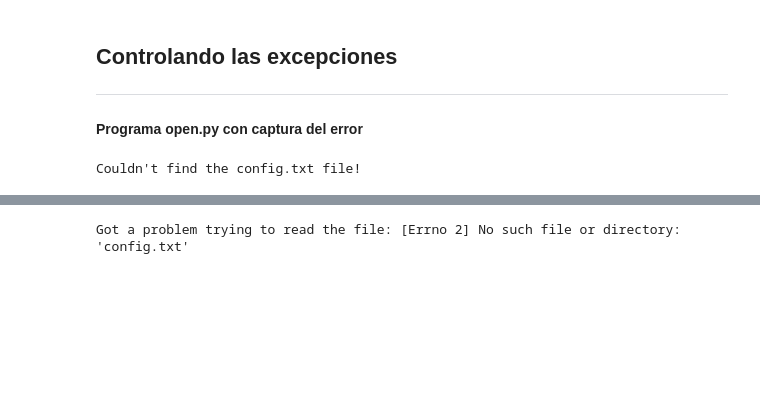
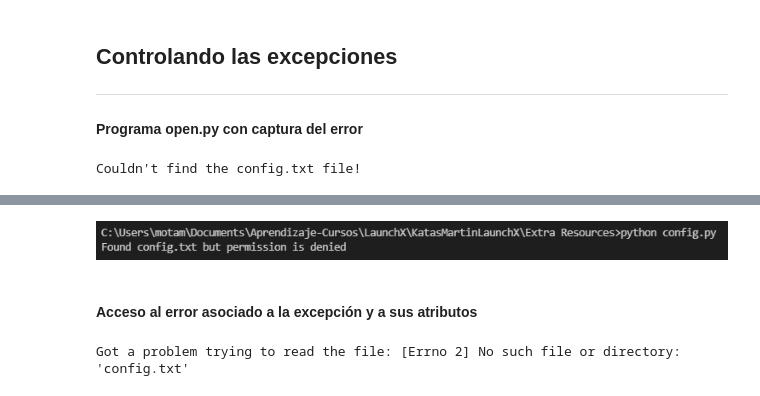
Before and after one commit to MartinOtamendiT/Katas_Martin_LaunchX, a Jupyter notebook: Modulo10Kata.ipynb, the cells around one changed output, grey strips where cells are left out. Saved outputs shown, nothing was run; the diff lists cells and outputs as text; code cells hidden in the pictures; blank space fills up the shorter version.

```diff
--- a/Modulo10Kata.ipynb
+++ b/Modulo10Kata.ipynb
@@ -80,3 +84,9 @@ Se obtiene el siguiente mensaje en consola:
+# %%
+Image("Extra Resources/CapturaError4.png")
+# %% [output]
+[figure, added]
+# %% [markdown]
+#### Acceso al error asociado a la excepción y a sus atributos
 # %%
 #err se convierte en una variable con el objeto de la excepción como valor
 def main():
```
Also changed, not shown: parts of 7 cells of this notebook, 1 other file.
